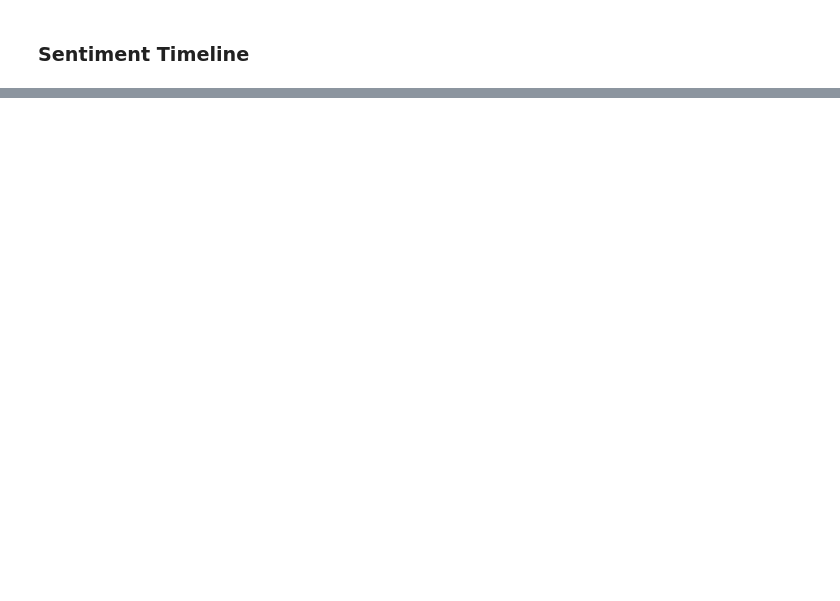
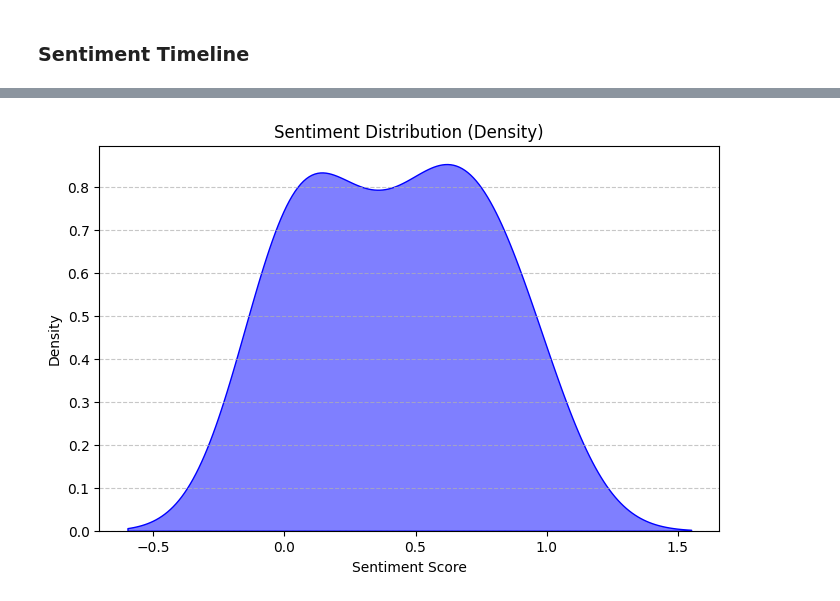
Before and after one commit to dianita956/sentiment_analysis_wrkshp, a Jupyter notebook: sentiment.ipynb, the cells around one changed output, grey strips where cells are left out. Cells and saved outputs as stored; diff of their text form; code cells hidden in the pictures; blank space fills up the shorter version.

```diff
--- a/sentiment.ipynb
+++ b/sentiment.ipynb
@@ -303,0 +360,12 @@ LookupError:
+# %%
+import seaborn as sns
+
+plt.figure(figsize=(8, 5))
+sns.kdeplot(sentiment_scores, fill=True, color="blue", alpha=0.5)
+plt.xlabel('Sentiment Score')
+plt.ylabel('Density')
+plt.title('Sentiment Distribution (Density)')
+plt.grid(axis='y', linestyle='--', alpha=0.7)
+plt.show()
+# %% [output]
+[figure, added]
```
Also changed, not shown: parts of 12 cells of this notebook, 1 other file.
